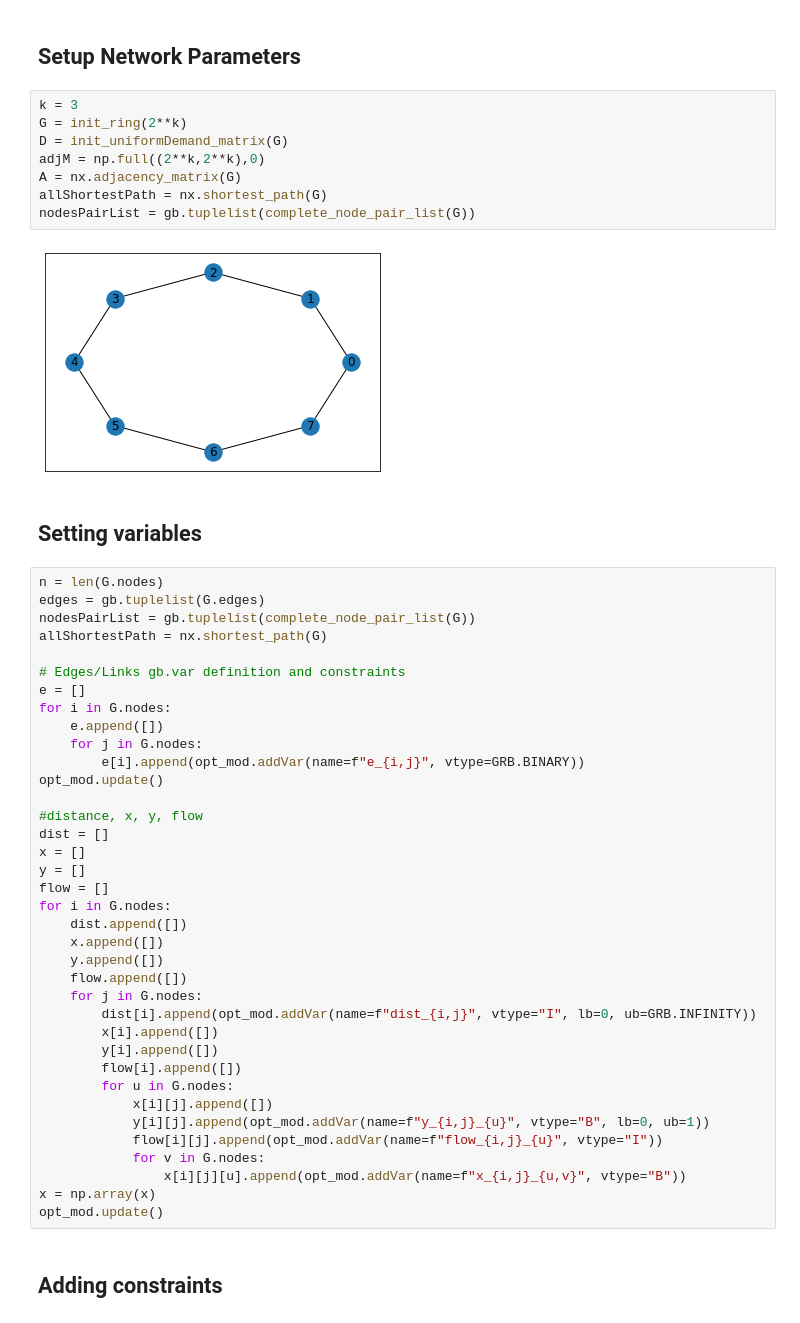
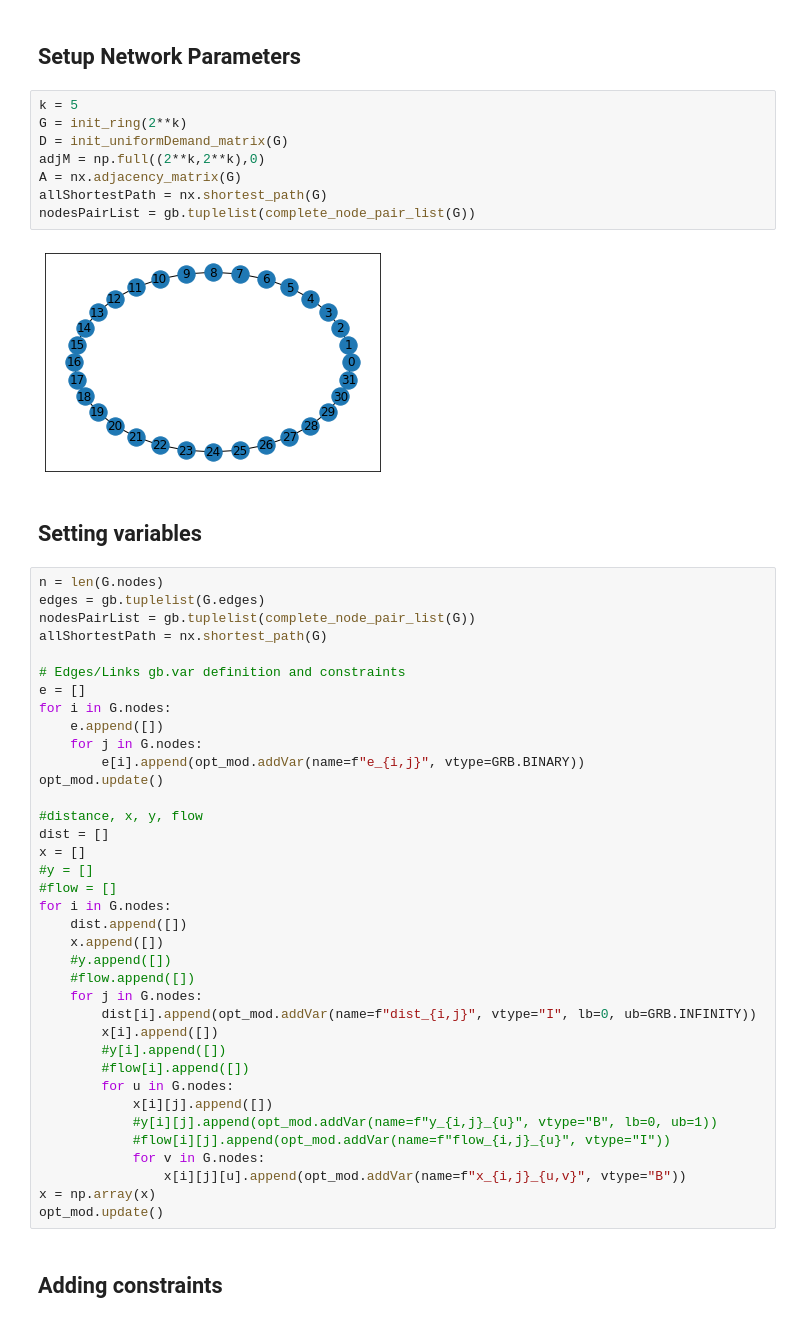
Before and after one commit to inet-tub/demand_aware_chord, a Jupyter notebook: gurobi_optimization.ipynb, the cells around one changed output. Cells and saved outputs as stored; diff of their text form.

```diff
--- a/gurobi_optimization.ipynb
+++ b/gurobi_optimization.ipynb
@@ -100,15 +100,15 @@ Academic license - for non-commercial use only - expires 2023-06-02
 # %% [markdown]
 ## Setup Network Parameters
 # %%
-k = 3
+k = 5
 G = init_ring(2**k)
 D = init_uniformDemand_matrix(G)
 adjM = np.full((2**k,2**k),0)
 A = nx.adjacency_matrix(G)
 allShortestPath = nx.shortest_path(G)
 nodesPairList = gb.tuplelist(complete_node_pair_list(G))
 # %% [output]
-[figure, old version]
+[figure, new version]
 # %% [markdown]
 ## Setting variables
 # %%
@@ -128,22 +128,22 @@ opt_mod.update()
 #distance, x, y, flow
 dist = []
 x = []
-y = []
-flow = []
+#y = []
+#flow = []
 for i in G.nodes:
     dist.append([])
     x.append([])
-    y.append([])
-    flow.append([])
+    #y.append([])
+    #flow.append([])
     for j in G.nodes:
         dist[i].append(opt_mod.addVar(name=f"dist_{i,j}", vtype="I", lb=0, ub=GRB.INFINITY))
         x[i].append([])
-        y[i].append([])
-        flow[i].append([])
+        #y[i].append([])
+        #flow[i].append([])
         for u in G.nodes:
             x[i][j].append([])
-            y[i][j].append(opt_mod.addVar(name=f"y_{i,j}_{u}", vtype="B", lb=0, ub=1))
-            flow[i][j].append(opt_mod.addVar(name=f"flow_{i,j}_{u}", vtype="I"))
+            #y[i][j].append(opt_mod.addVar(name=f"y_{i,j}_{u}", vtype="B", lb=0, ub=1))
+            #flow[i][j].append(opt_mod.addVar(name=f"flow_{i,j}_{u}", vtype="I"))
             for v in G.nodes:
                 x[i][j][u].append(opt_mod.addVar(name=f"x_{i,j}_{u,v}", vtype="B"))
 x = np.array(x)
```
Also changed, not shown: parts of 6 cells of this notebook.
